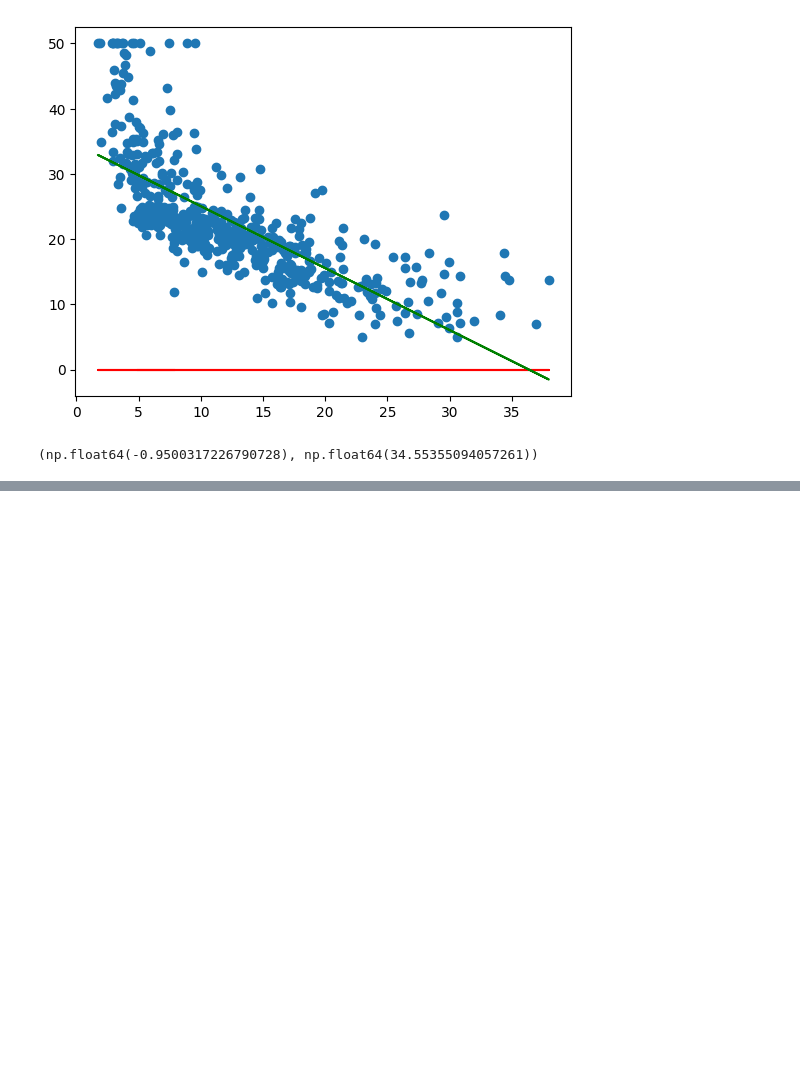
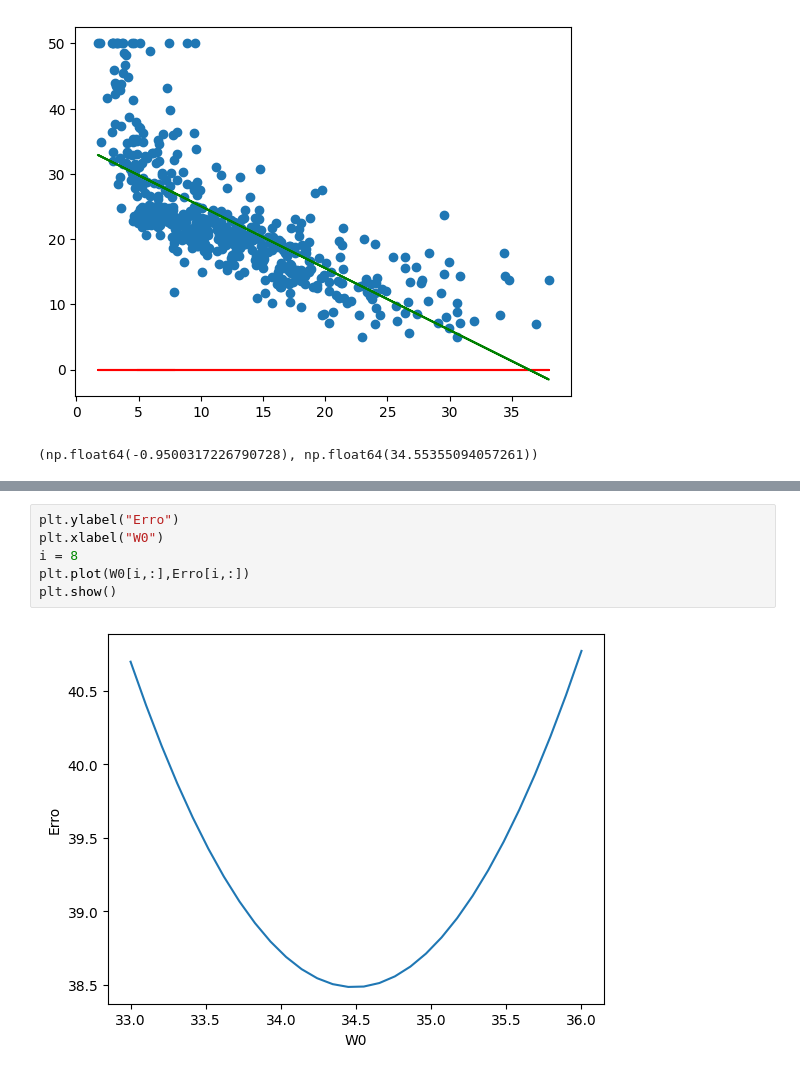
Before and after one commit to otaviolube/posdevai_IntArtAprMaq, a Jupyter notebook: RegressionBoston.ipynb, the cells around one changed output, grey strips where cells are left out. Saved outputs shown, nothing was run; the diff lists cells and outputs as text; blank space fills up the shorter version.

```diff
--- a/RegressionBoston.ipynb
+++ b/RegressionBoston.ipynb
@@ -193,0 +268,8 @@ modelo.a, modelo.b
+# %%
+plt.ylabel("Erro")
+plt.xlabel("W0")
+i = 8
+plt.plot(W0[i,:],Erro[i,:])
+plt.show()
+# %% [output]
+[figure, added]
```
Also changed, not shown: parts of 15 cells of this notebook, 1 other file.
